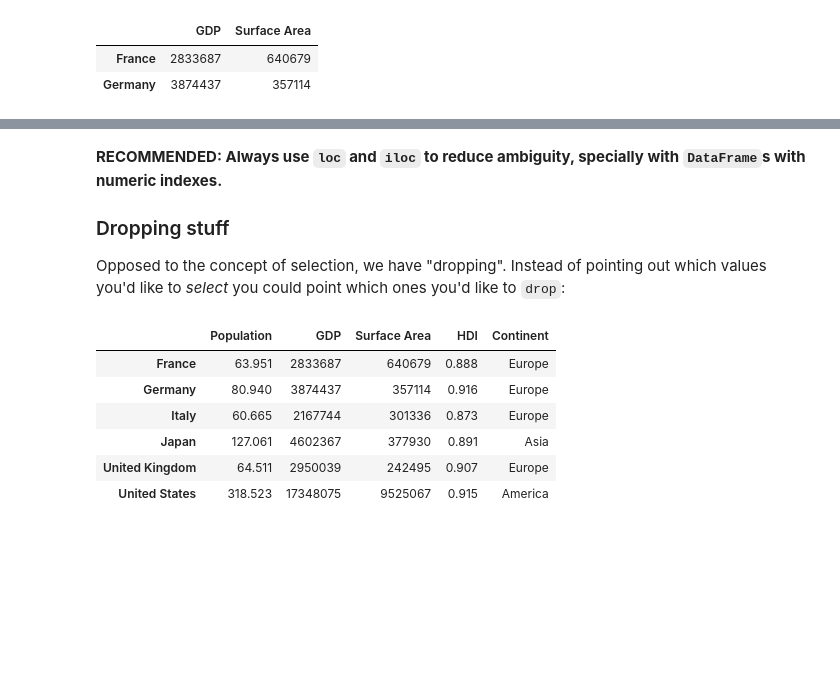
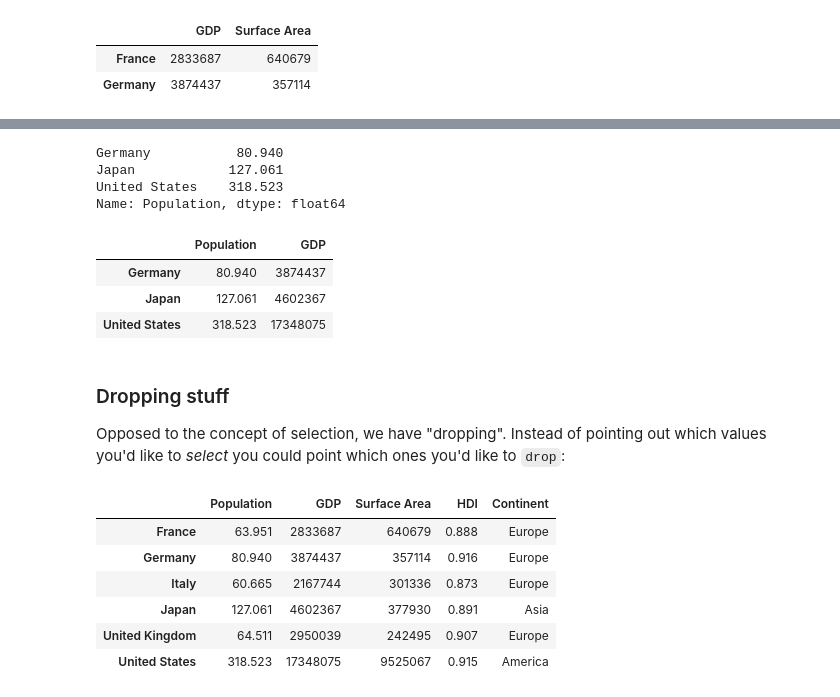
Before and after one commit to snyderjamie/ds-class-1-intro-to-data-science, a Jupyter notebook: 4 - Pandas - DataFrames.ipynb, the cells around one changed output, grey strips where cells are left out. Saved outputs shown, nothing was run; the diff lists cells and outputs as text; code cells hidden in the pictures; blank space fills up the shorter version.

```diff
--- a/4 - Pandas - DataFrames.ipynb
+++ b/4 - Pandas - DataFrames.ipynb
@@ -296,6 +333,18 @@ df.iloc[1:3, 1:3]
+# %%
+df.loc[df['Population'] > 70, 'Population']
+# %% [output]
+Germany           80.940
+Japan            127.061
+United States    318.523
+Name: Population, dtype: float64
+# %%
+df.loc[df['Population'] > 70, ['Population', 'GDP']]
+# %% [output]
+|  | Population | GDP |
+| Germany | 80.940 | 3874437 |
+| Japan | 127.061 | 4602367 |
+| United States | 318.523 | 17348075 |
 # %% [markdown]
-**RECOMMENDED: Always use `loc` and `iloc` to reduce ambiguity, specially with `DataFrame`s with numeric indexes.**
-
 ### Dropping stuff
 
 Opposed to the concept of selection, we have "dropping". Instead of pointing out which values you'd like to _select_ you could point which ones you'd like to `drop`:
```
Also changed, not shown: parts of 9 cells of this notebook, 1 other file.
